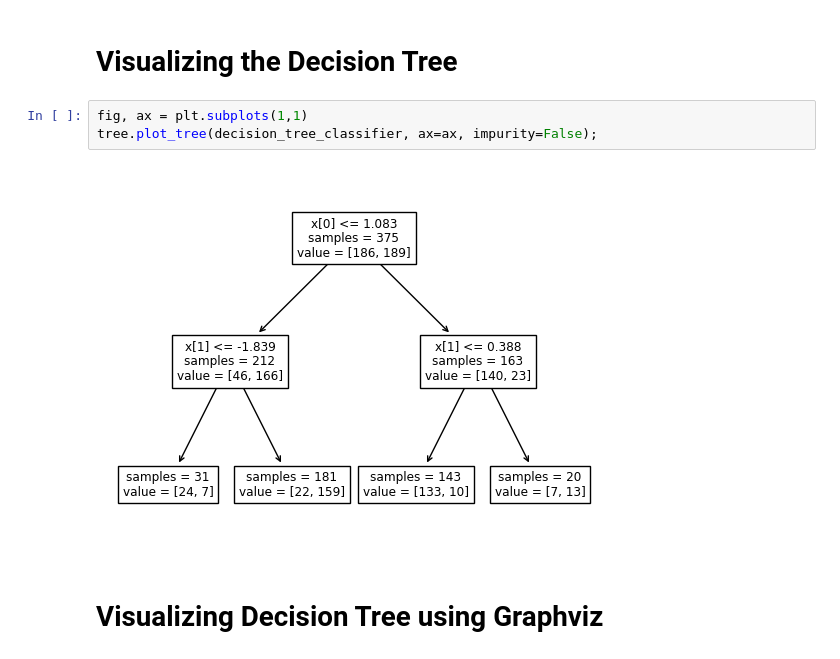
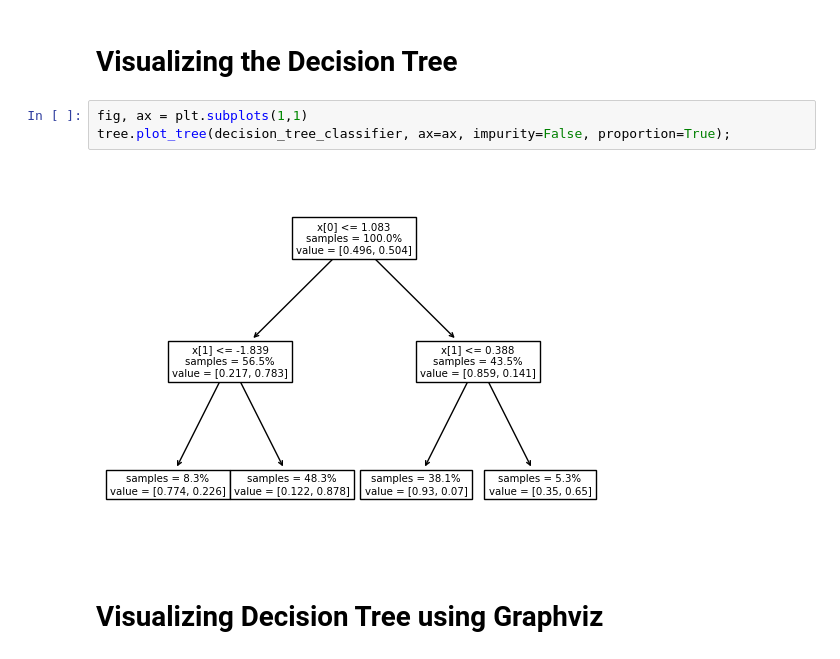
Before and after one commit to papir805/Stanford-ML-Class, a Jupyter notebook: notebooks/decision_tree_classification.ipynb, the cells around one changed output. Saved outputs shown, nothing was run; the diff lists cells and outputs as text.

```diff
--- a/notebooks/decision_tree_classification.ipynb
+++ b/notebooks/decision_tree_classification.ipynb
@@ -43,9 +43,9 @@ decision_tree_classifier = decision_tree_classifier.fit(X_train, y_train)
 # Visualizing the Decision Tree
 # %%
 fig, ax = plt.subplots(1,1)
-tree.plot_tree(decision_tree_classifier, ax=ax, impurity=False);
+tree.plot_tree(decision_tree_classifier, ax=ax, impurity=False, proportion=True);
 # %% [output]
-[figure, old version]
+[figure, new version]
 # %% [markdown]
 # Visualizing Decision Tree using Graphviz
 # %%
```
Also changed, not shown: parts of 1 cell of this notebook, 4 other files.
